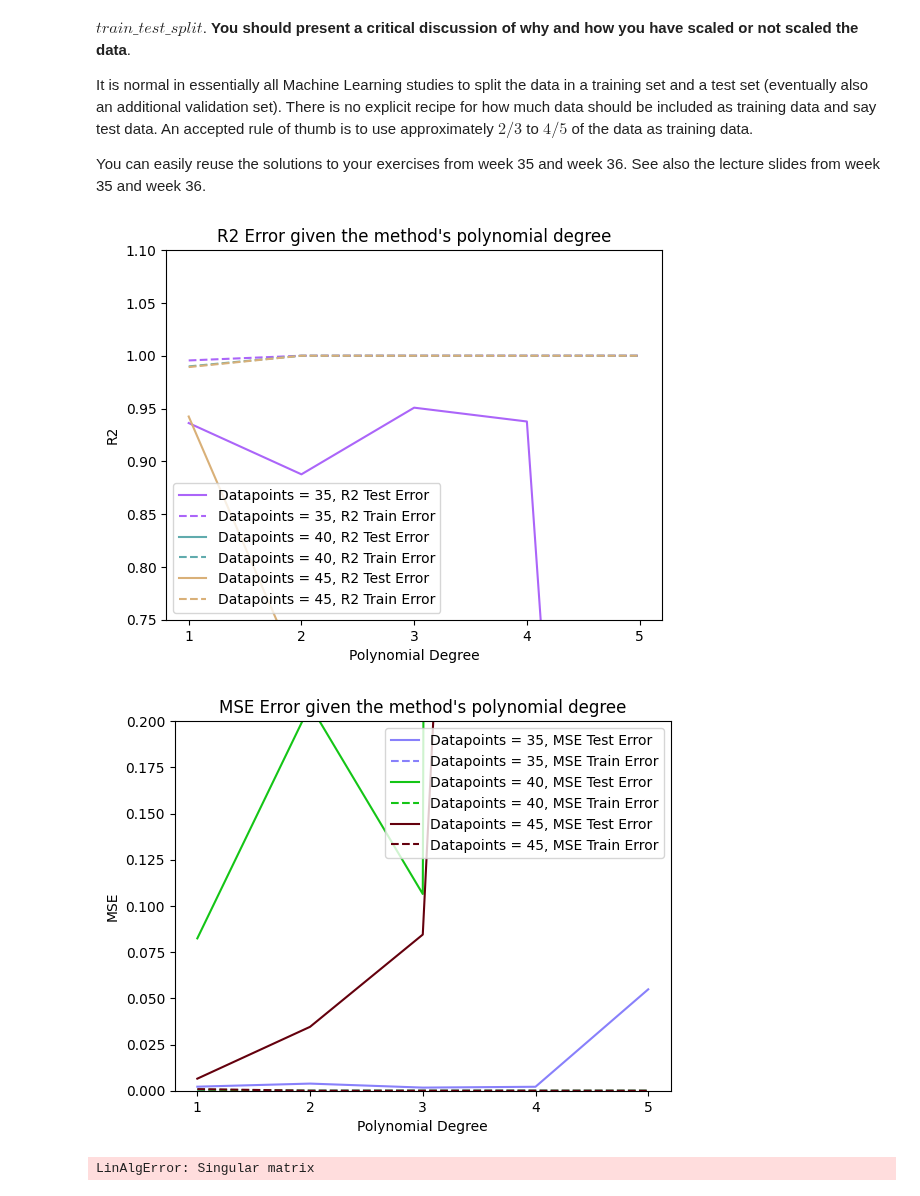
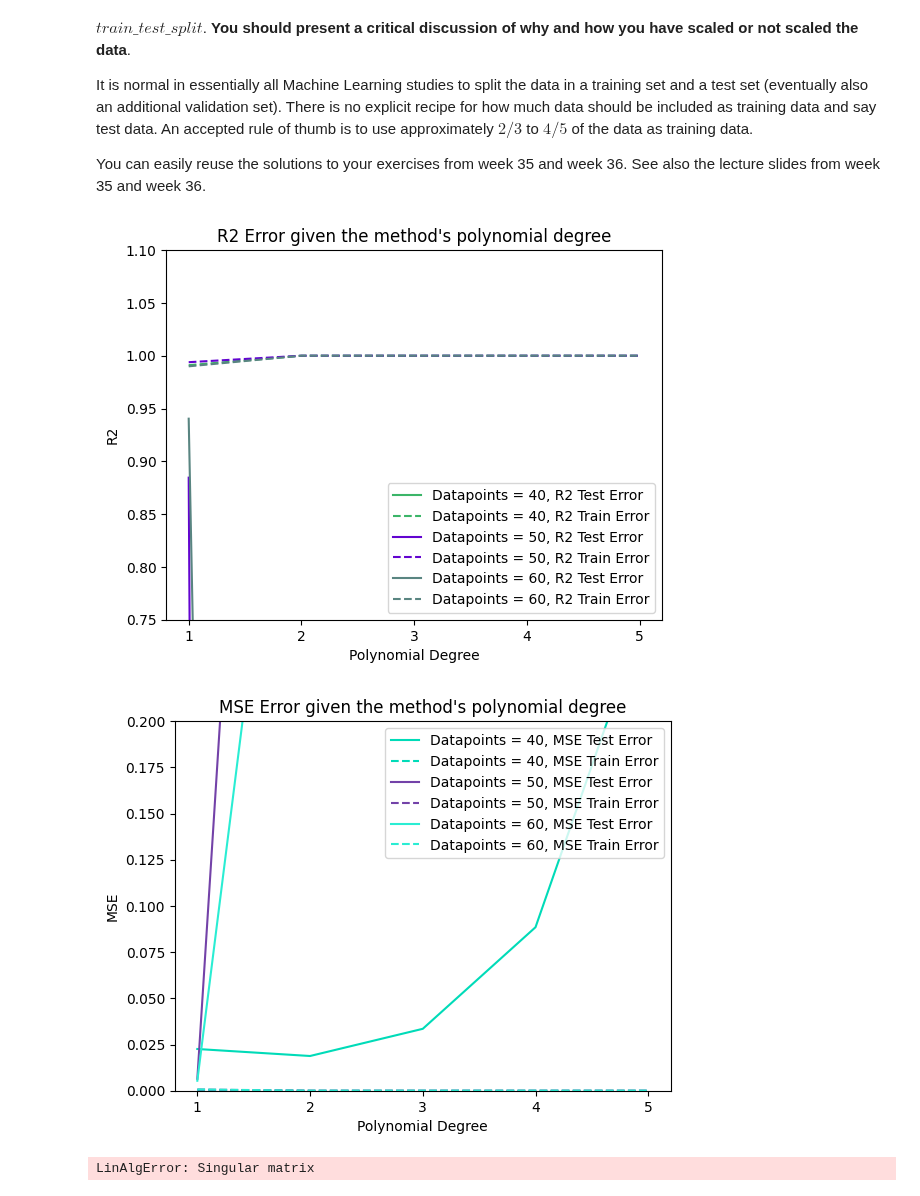
Before and after one commit to Sofriet/Project1data-ml, a Jupyter notebook: Project1.ipynb, the cells around one changed output. Drawn from its saved outputs; the diff is of its cells as text; code cells hidden in the pictures.

```diff
--- a/Project1.ipynb
+++ b/Project1.ipynb
@@ -264,7 +264,8 @@ def run_OLS(datapoints, PolynomialDegree, label):
     np.random.seed(1509)
 
     X_train, X_test, z_train, z_test = train_test_split(X, z, test_size=0.2)
-    clf = LinearRegression().fit(X_train, z_train)
+    #I commented this out bc idk why you should fit it twice
+    #clf = LinearRegression().fit(X_train, z_train)
 
     scaler = StandardScaler()
     scaler.fit(X_train)
@@ -293,7 +294,7 @@ def run_OLS(datapoints, PolynomialDegree, label):
 
 
 PolynomialDegree = 5
-datapoints_list = [35,40,45]
+datapoints_list = [40,50,60]
 
 
 for datapoints in datapoints_list:
@@ -356,35 +357,35 @@ plt.show()
 
 #         z_fit_nscale = clf.predict(X_train)
 #         z_pred_nscale = clf.predict(X_test)
 #         PolyDegree.append(degree)
 
 #         MSETrain.append(mean_squared_error(z_fit,z_train))
 #         MSETest.append(mean_squared_error(z_test, z_pred))
 #         R2Train.append(r2_score(z_fit, z_train))
 #         R2Test.append(r2_score(z_test, z_pred))
 
 # plt.figure(figsize=(16,9))
 # plt.plot(PolyDegree, MSETest, label='MSE Test Error')
 # plt.plot(PolyDegree, MSETrain, label='MSE Train Error')
 # # plt.ylim(0,0.25)
 # plt.xlabel('Polynomial Degree')
 # plt.ylabel('MSE')
 # plt.title("Mean Squared Error given the method's polynomial degree")
 # plt.legend()
 # plt.show()
 
 # plt.figure(figsize=(16,9))
 # plt.plot(PolyDegree, R2Test, label='R2 Test Error')
 # plt.plot(PolyDegree, R2Train, label='R2 Train Error')
 # # plt.ylim(0,0.25)
 # plt.xlabel('Polynomial Degree')
 # plt.ylabel('R2')
 # plt.title("R2 Error given the method's polynomial degree")
 # plt.legend()
 # plt.show()
 # %% [output]
-[figure, old version]
+[figure, new version]
-[figure, old version]
+[figure, new version]
 # %%
 #without sklearn
 MSETrain = []
```
Also changed, not shown: parts of 4 cells of this notebook.
